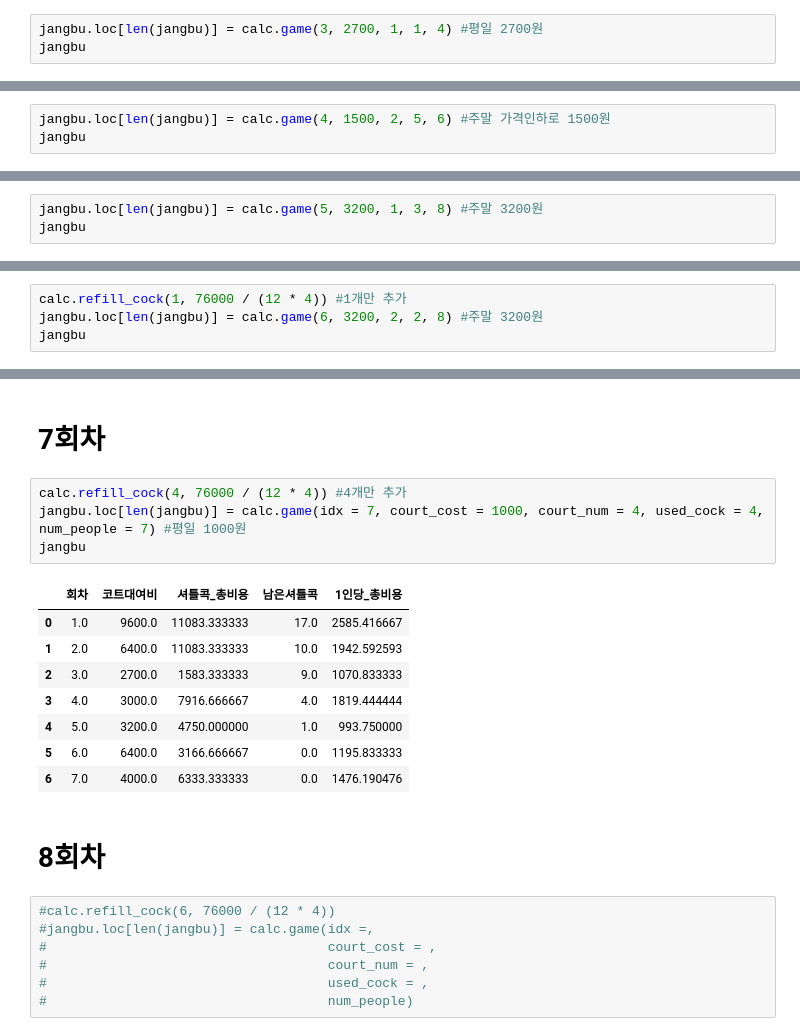
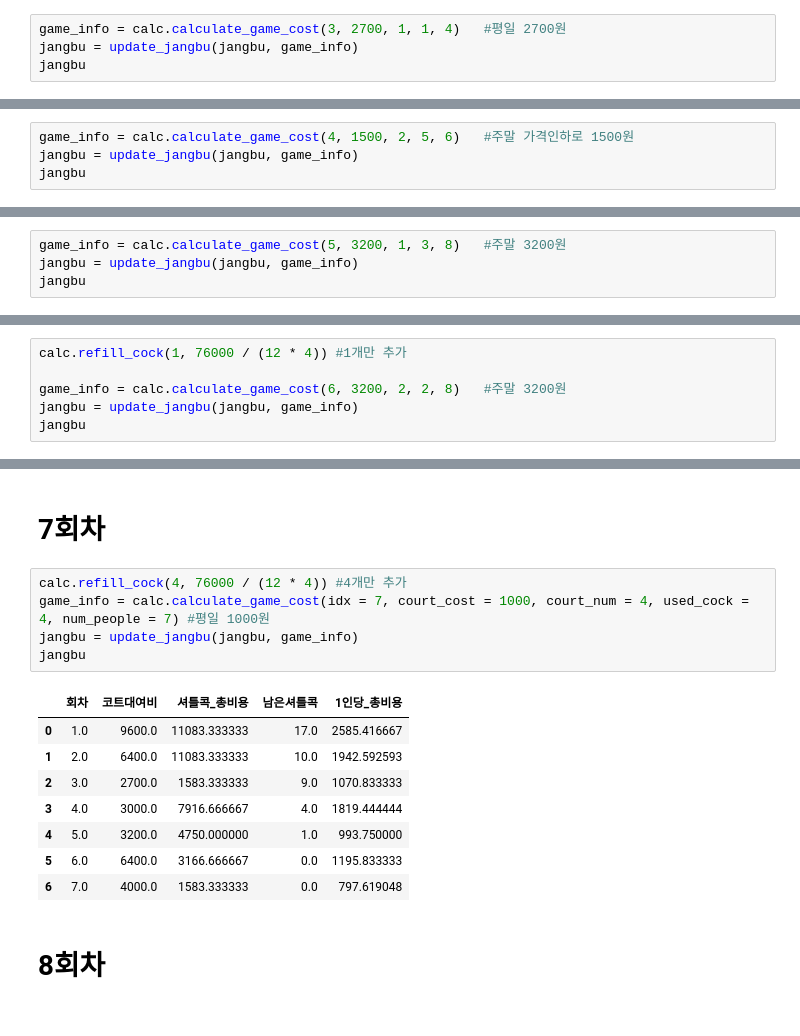
Before and after one commit to iterat1on/jangbu, a Jupyter notebook: jangbu.ipynb, the cells around one changed output, grey strips where cells are left out. Saved outputs shown, nothing was run; the diff lists cells and outputs as text.

```diff
--- a/jangbu.ipynb
+++ b/jangbu.ipynb
@@ -57,7 +58,8 @@ jangbu
 # %% [markdown]
 # 3회차
 # %%
-jangbu.loc[len(jangbu)] = calc.game(3, 2700, 1, 1, 4) #평일 2700원
+game_info = calc.calculate_game_cost(3, 2700, 1, 1, 4)   #평일 2700원
+jangbu = update_jangbu(jangbu, game_info)
 jangbu
 # %% [output]
 |  | 회차 | 코트대여비 | 셔틀콕_총비용 | 남은셔틀콕 | 1인당_총비용 |
@@ -67,7 +69,8 @@ jangbu
 # %% [markdown]
 # 4회차
 # %%
-jangbu.loc[len(jangbu)] = calc.game(4, 1500, 2, 5, 6) #주말 가격인하로 1500원
+game_info = calc.calculate_game_cost(4, 1500, 2, 5, 6)   #주말 가격인하로 1500원
+jangbu = update_jangbu(jangbu, game_info)
 jangbu
 # %% [output]
 |  | 회차 | 코트대여비 | 셔틀콕_총비용 | 남은셔틀콕 | 1인당_총비용 |
@@ -78,7 +81,8 @@ jangbu
 # %% [markdown]
 # 5회차
 # %%
-jangbu.loc[len(jangbu)] = calc.game(5, 3200, 1, 3, 8) #주말 3200원
+game_info = calc.calculate_game_cost(5, 3200, 1, 3, 8)   #주말 3200원
+jangbu = update_jangbu(jangbu, game_info)
 jangbu
 # %% [output]
 |  | 회차 | 코트대여비 | 셔틀콕_총비용 | 남은셔틀콕 | 1인당_총비용 |
@@ -91,7 +95,9 @@ jangbu
 # 6회
 # %%
 calc.refill_cock(1, 76000 / (12 * 4)) #1개만 추가
-jangbu.loc[len(jangbu)] = calc.game(6, 3200, 2, 2, 8) #주말 3200원
+
+game_info = calc.calculate_game_cost(6, 3200, 2, 2, 8)   #주말 3200원
+jangbu = update_jangbu(jangbu, game_info)
 jangbu
 # %% [output]
 |  | 회차 | 코트대여비 | 셔틀콕_총비용 | 남은셔틀콕 | 1인당_총비용 |
@@ -105,23 +111,17 @@ jangbu
 # 7회차
 # %%
 calc.refill_cock(4, 76000 / (12 * 4)) #4개만 추가
-jangbu.loc[len(jangbu)] = calc.game(idx = 7, court_cost = 1000, court_num = 4, used_cock = 4, num_people = 7) #평일 1000원
+game_info = calc.calculate_game_cost(idx = 7, court_cost = 1000, court_num = 4, used_cock = 4, num_people = 7) #평일 1000원
+jangbu = update_jangbu(jangbu, game_info)
 jangbu
 # %% [output]
 |  | 회차 | 코트대여비 | 셔틀콕_총비용 | 남은셔틀콕 | 1인당_총비용 |
 | 0 | 1.0 | 9600.0 | 11083.333333 | 17.0 | 2585.416667 |
 | 1 | 2.0 | 6400.0 | 11083.333333 | 10.0 | 1942.592593 |
 | 2 | 3.0 | 2700.0 | 1583.333333 | 9.0 | 1070.833333 |
 | 3 | 4.0 | 3000.0 | 7916.666667 | 4.0 | 1819.444444 |
 | 4 | 5.0 | 3200.0 | 4750.000000 | 1.0 | 993.750000 |
 | 5 | 6.0 | 6400.0 | 3166.666667 | 0.0 | 1195.833333 |
-| 6 | 7.0 | 4000.0 | 6333.333333 | 0.0 | 1476.190476 |
+| 6 | 7.0 | 4000.0 | 1583.333333 | 0.0 | 797.619048 |
 # %% [markdown]
 # 8회차
-# %%
-#calc.refill_cock(6, 76000 / (12 * 4))
-#jangbu.loc[len(jangbu)] = calc.game(idx =,
-#                                    court_cost = ,
-#                                    court_num = ,
-#                                    used_cock = ,
-#                                    num_people)
```
Also changed, not shown: parts of 6 cells of this notebook.
